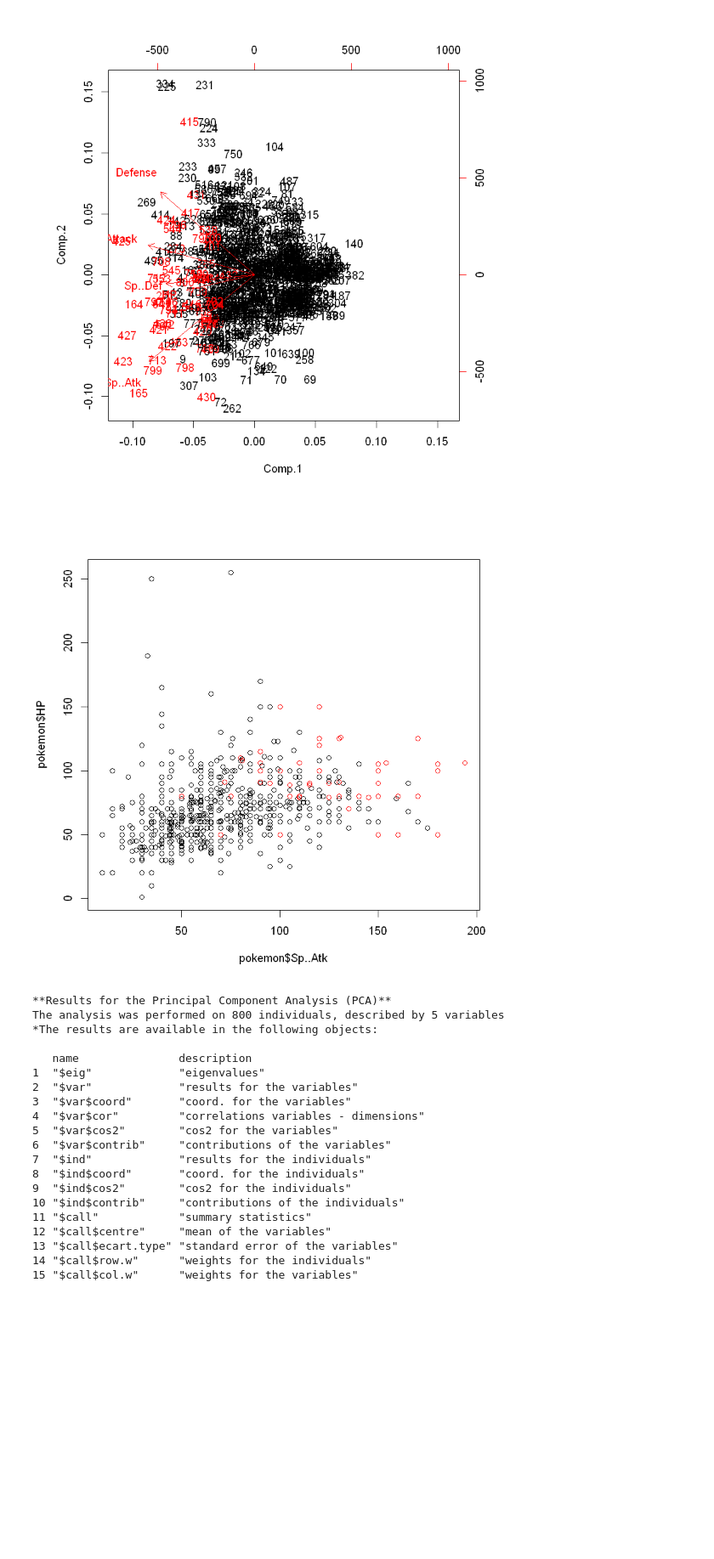
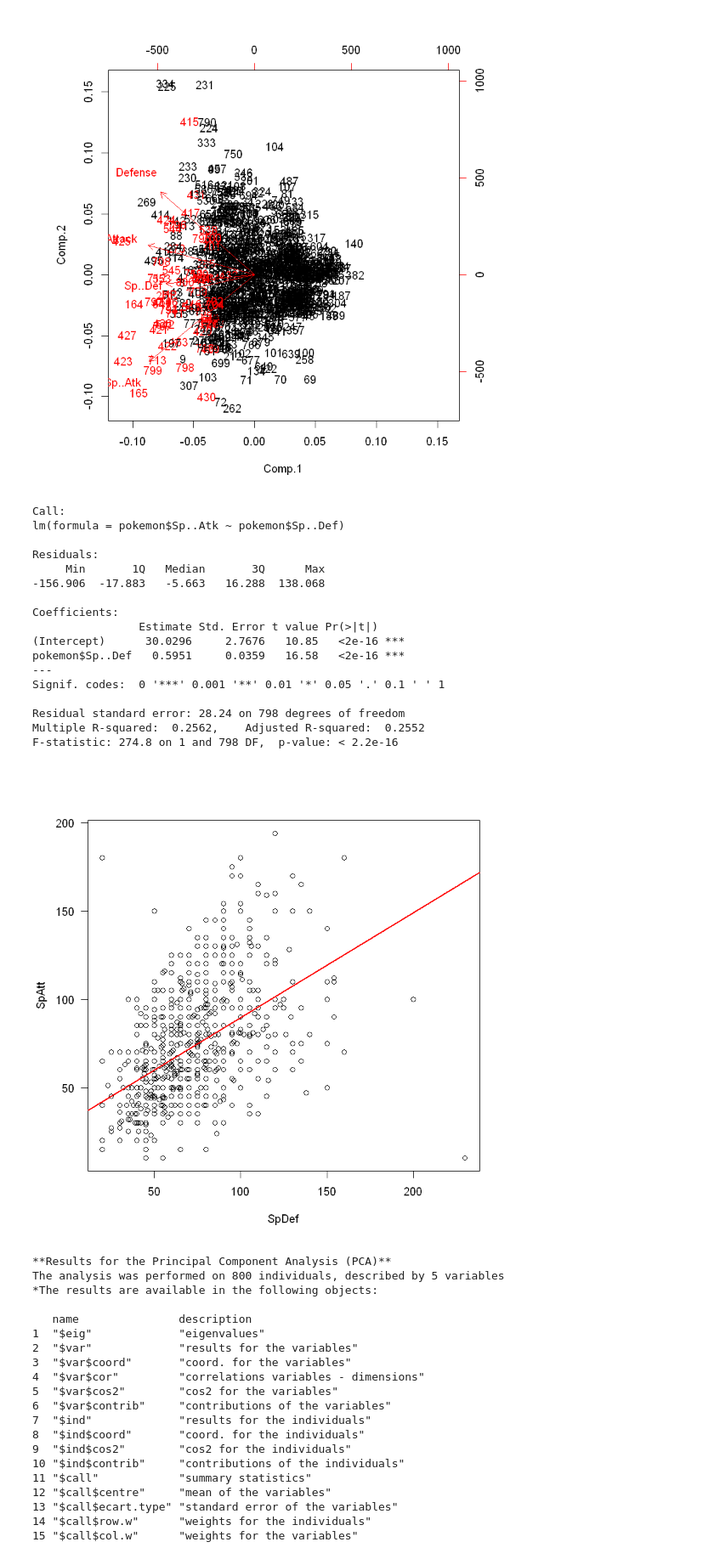
Before and after one commit to wahtique/sy09_p19_project, a Jupyter notebook: notebooks/Rapport1_Mehdi.ipynb, the cells around one changed output. Shown at 85% size. Saved outputs shown, nothing was run; the diff lists cells and outputs as text; code cells hidden in the pictures; blank space fills up the shorter version.

```diff
--- a/notebooks/Rapport1_Mehdi.ipynb
+++ b/notebooks/Rapport1_Mehdi.ipynb
@@ -181,10 +202,30 @@ SS loadings       1.0    1.0    1.0    1.0    1.0
 Proportion Var    0.2    0.2    0.2    0.2    0.2
 Cumulative Var    0.2    0.4    0.6    0.8    1.0
 [figure]
-# %%
-plot(pokemon$Sp..Atk,pokemon$HP,col=as.factor(pokemon$Legendary))
-# %% [output]
-[figure, removed]
+# %%
+mod.sr.a<-lm(pokemon$Sp..Atk~pokemon$Sp..Def)
+summary(mod.sr.a)
+plot(pokemon$Sp..Def,pokemon$Sp..Atk,las=1,xlab="SpDef",ylab="SpAtt")
+abline(mod.sr.a,lwd=2,col="red")
+# %% [output]
+Call:
+lm(formula = pokemon$Sp..Atk ~ pokemon$Sp..Def)
+
+Residuals:
+     Min       1Q   Median       3Q      Max
+-156.906  -17.883   -5.663   16.288  138.068
+
+Coefficients:
+                Estimate Std. Error t value Pr(>|t|)
+(Intercept)      30.0296     2.7676   10.85   <2e-16 ***
+pokemon$Sp..Def   0.5951     0.0359   16.58   <2e-16 ***
+---
+Signif. codes:  0 '***' 0.001 '**' 0.01 '*' 0.05 '.' 0.1 ' ' 1
+
+Residual standard error: 28.24 on 798 degrees of freedom
+Multiple R-squared:  0.2562,    Adjusted R-squared:  0.2552
+F-statistic: 274.8 on 1 and 798 DF,  p-value: < 2.2e-16
+[figure, added]
 # %%
 library(factoextra)
 library(magrittr) # for pipe %>%
```
Also changed, not shown: parts of 3 cells of this notebook, 10 other files.
